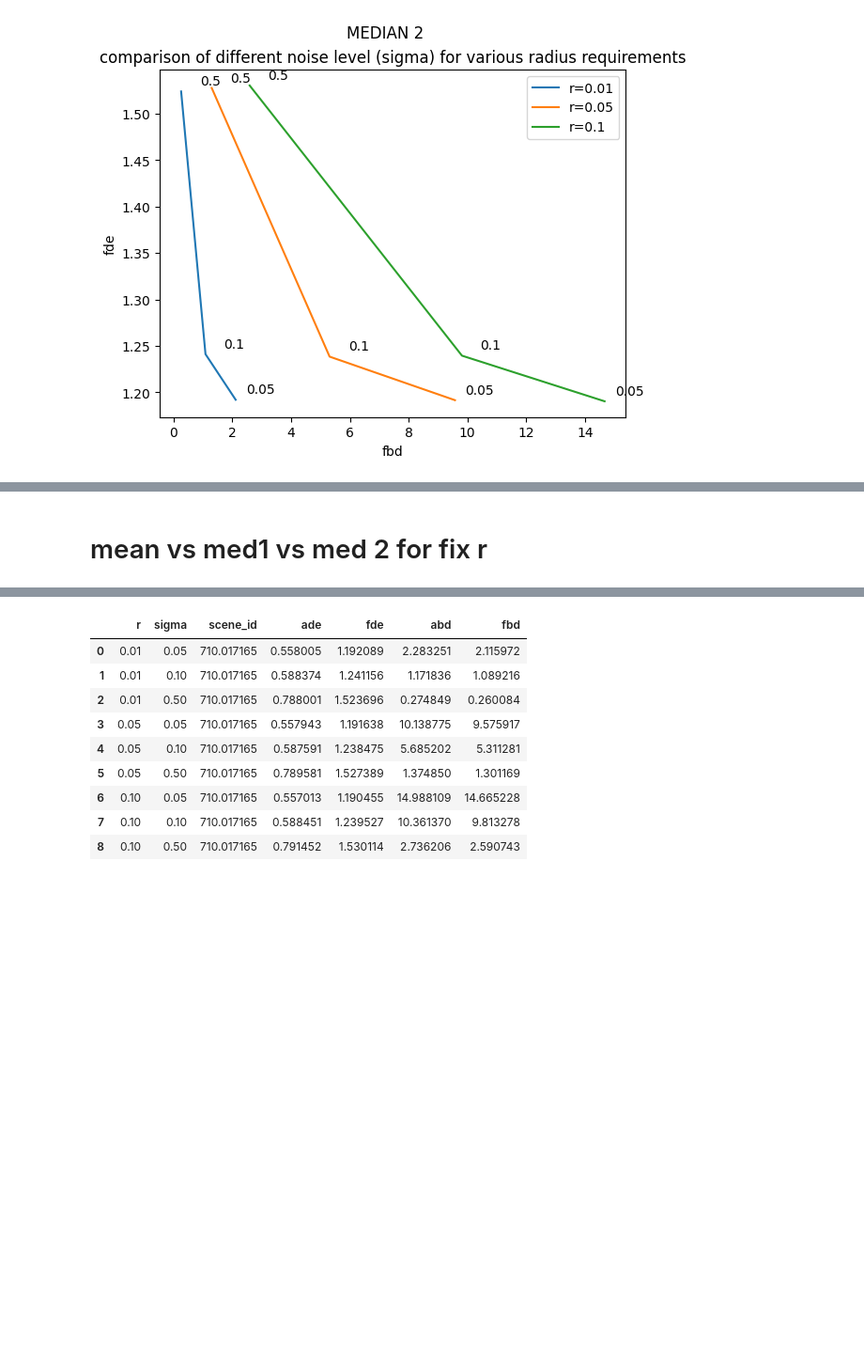
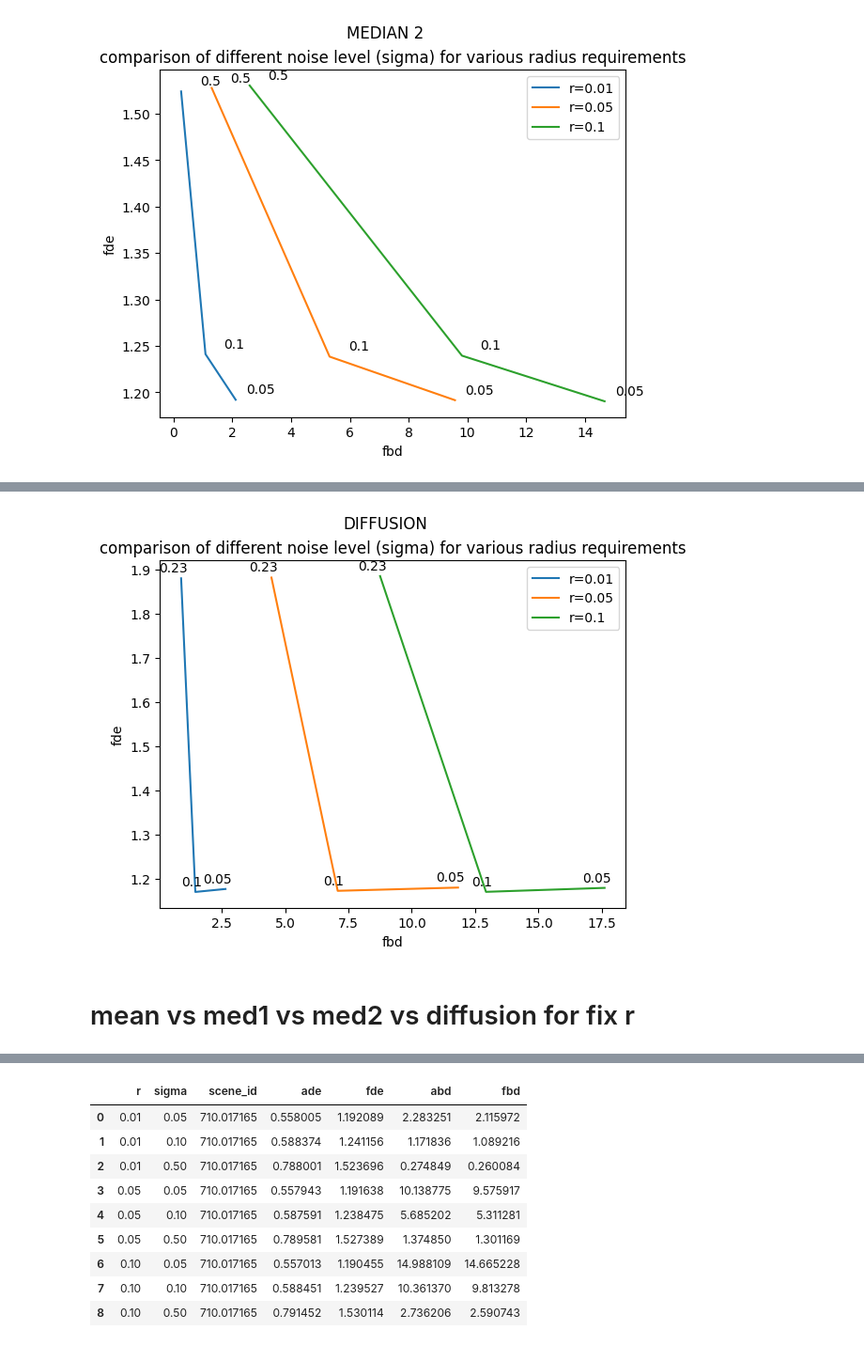
Before and after one commit to TicaGit/s_aware_prediction_VITA, a Jupyter notebook: analyse/05_08_bounds/analyse_08_may.ipynb, the cells around one changed output, grey strips where cells are left out. Shown at 94% size. Cells and saved outputs as stored; diff of their text form; code cells hidden in the pictures; blank space fills up the shorter version.

```diff
--- a/analyse/05_08_bounds/analyse_08_may.ipynb
+++ b/analyse/05_08_bounds/analyse_08_may.ipynb
@@ -211,5 +263,25 @@ for r in [0.01, 0.05, 0.10]:
+# %%
+fig, ax = plt.subplots()
+
+[ax.plot(df_diff_mean[df_diff_mean["r"] == r]["fbd"], df_diff_mean[df_diff_mean["r"] == r]["fde"], label = f"r={r}") for r in [0.01, 0.05, 0.10]]
+ax.set(title="comparison of different noise level (sigma) for various radius requirements", xlabel="fbd", ylabel="fde")
+plt.suptitle("DIFFUSION")
+plt.legend()
+
+for r in [0.01, 0.05, 0.10]:
+    for i, (x,y) in enumerate(zip(df_diff_mean[df_diff_mean["r"] == r]["fbd"],df_diff_mean[df_diff_mean["r"] == r]["fde"])):
+
+        label = str(df_diff_mean.iloc[i]["sigma"])
+
+        plt.annotate(label, # this is the text
+                    (x,y), # these are the coordinates to position the label
+                    textcoords="offset points", # how to position the text
+                    xytext=(5,5), # distance from text to points (x,y)
+                    ha='right')
+# %% [output]
+[figure, added]
 # %% [markdown]
-# mean vs med1 vs med 2 for fix r
+# mean vs med1 vs med2 vs diffusion for fix r
 # %% [markdown]
 recall :
 
```
Also changed, not shown: parts of 13 cells of this notebook, 24 other files.
